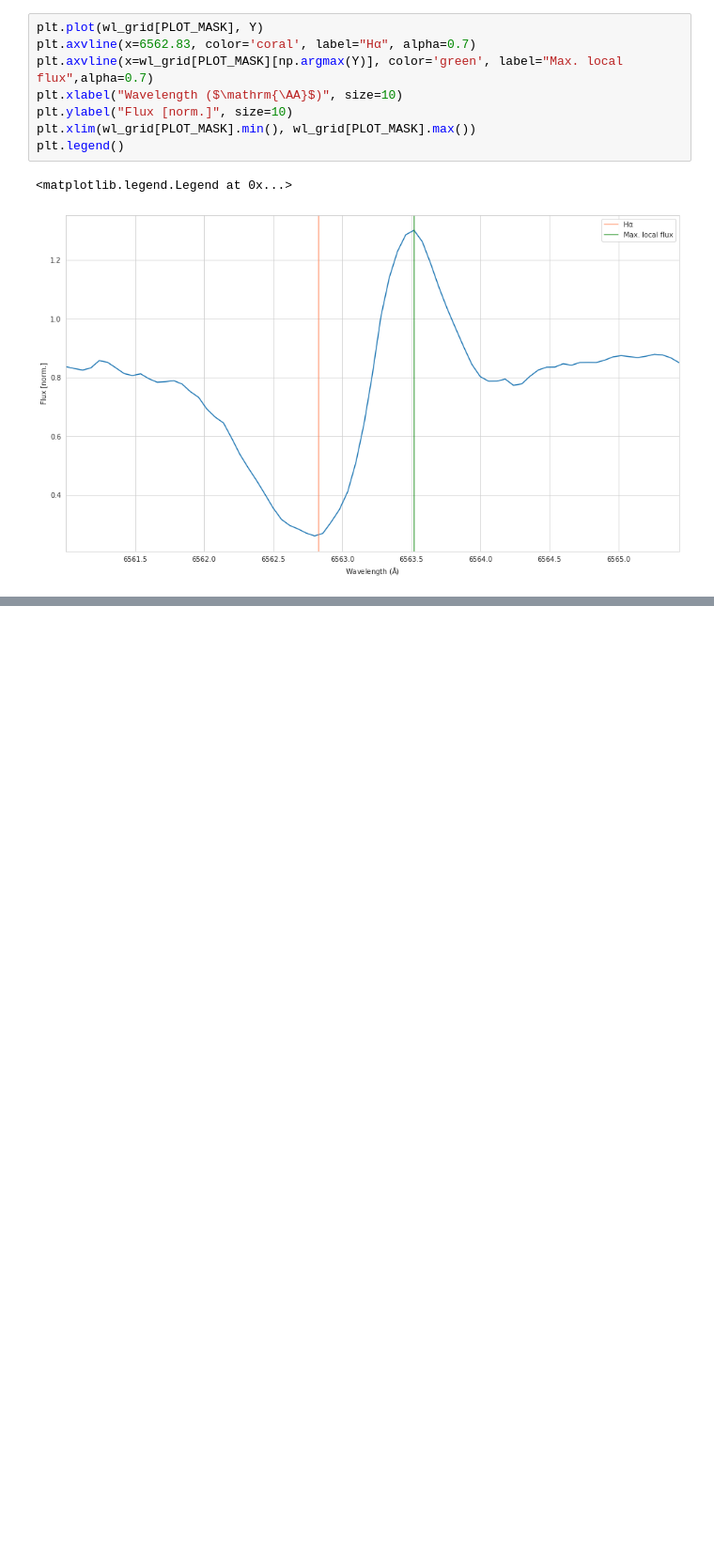
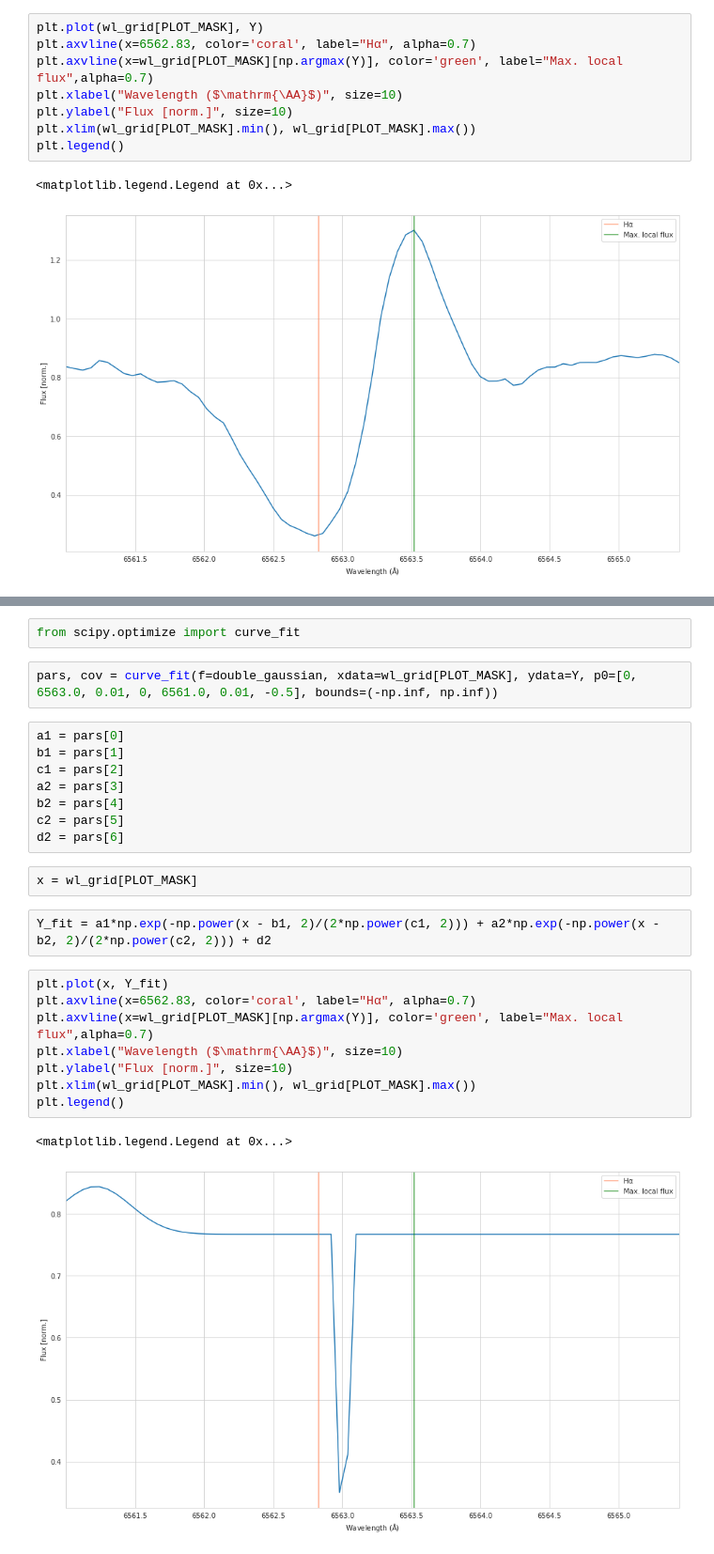
Before and after one commit to PravNJ/PCT-stars-GALAH, a Jupyter notebook: dtw-agglo-clustering.ipynb, the cells around one changed output, grey strips where cells are left out. Shown at 94% size. Saved outputs shown, nothing was run; the diff lists cells and outputs as text; blank space fills up the shorter version.

Commit message:
curve fitting attempt

```diff
--- a/dtw-agglo-clustering.ipynb
+++ b/dtw-agglo-clustering.ipynb
@@ -306,0 +310,27 @@ plt.legend()
+# %%
+from scipy.optimize import curve_fit
+# %%
+pars, cov = curve_fit(f=double_gaussian, xdata=wl_grid[PLOT_MASK], ydata=Y, p0=[0, 6563.0, 0.01, 0, 6561.0, 0.01, -0.5], bounds=(-np.inf, np.inf))
+# %%
+a1 = pars[0]
+b1 = pars[1]
+c1 = pars[2]
+a2 = pars[3]
+b2 = pars[4]
+c2 = pars[5]
+d2 = pars[6]
+# %%
+x = wl_grid[PLOT_MASK]
+# %%
+Y_fit = a1*np.exp(-np.power(x - b1, 2)/(2*np.power(c1, 2))) + a2*np.exp(-np.power(x - b2, 2)/(2*np.power(c2, 2))) + d2
+# %%
+plt.plot(x, Y_fit)
+plt.axvline(x=6562.83, color='coral', label="Hα", alpha=0.7)
+plt.axvline(x=wl_grid[PLOT_MASK][np.argmax(Y)], color='green', label="Max. local flux",alpha=0.7)
+plt.xlabel("Wavelength ($\mathrm{\AA}$)", size=10)
+plt.ylabel("Flux [norm.]", size=10)
+plt.xlim(wl_grid[PLOT_MASK].min(), wl_grid[PLOT_MASK].max())
+plt.legend()
+# %% [output]
+<matplotlib.legend.Legend at 0x...>
+[figure, added]
```
Also changed, not shown: parts of 1 cell of this notebook.
